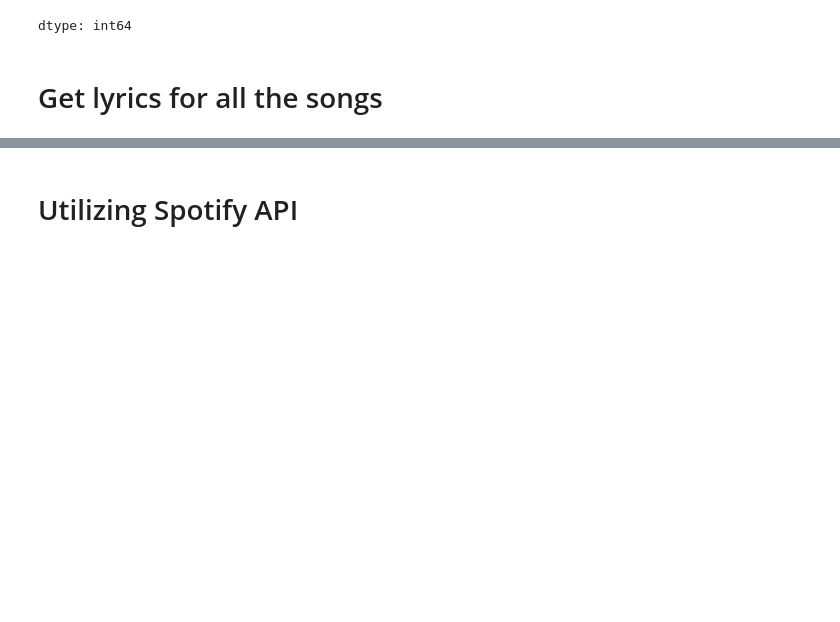
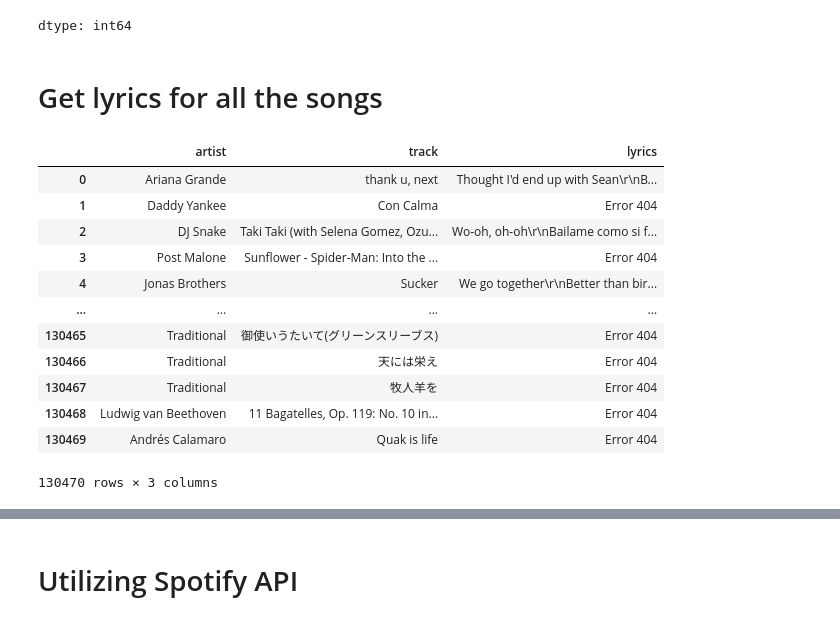
Before and after one commit to Tarek-1/Music_Recommender_System, a Jupyter notebook: Spotify_API.ipynb, the cells around one changed output, grey strips where cells are left out. Cells and saved outputs as stored; diff of their text form; code cells hidden in the pictures; blank space fills up the shorter version.

Commit message:
Post lyrics.ovh run

```diff
--- a/Spotify_API.ipynb
+++ b/Spotify_API.ipynb
@@ -141,7 +169,7 @@ dtype: int64
 # %% [markdown]
 # Get lyrics for all the songs
 # %%
-output_path = "/content/drive/MyDrive/all_song_lyrics_progress.csv"
+output_path = "/content/drive/MyDrive/SONG_SPOTY.csv"
 
 # If file exists, load it to skip already done songs
 if os.path.exists(output_path):
@@ -180,3 +208,20 @@ for i, row in df_big_deduped.iterrows():
     done_df.to_csv(output_path, index=False)
     print(f"[{i+1}] Saved: {artist} - {track}")
     time.sleep(1)
+# %%
+lyrics_df = pd.read_csv(output_path)
+lyrics_df
+# %% [output]
+|  | artist | track | lyrics |
+| 0 | Ariana Grande | thank u, next | Thought I'd end up with Sean\r\nB... |
+| 1 | Daddy Yankee | Con Calma | Error 404 |
+| 2 | DJ Snake | Taki Taki (with Selena Gomez, Ozu... | Wo-oh, oh-oh\r\nBailame como si f... |
+| 3 | Post Malone | Sunflower - Spider-Man: Into the ... | Error 404 |
+| 4 | Jonas Brothers | Sucker | We go together\r\nBetter than bir... |
+| ... | ... | ... | ... |
+| 130465 | Traditional | 御使いうたいて(グリーンスリーブス) | Error 404 |
+| 130466 | Traditional | 天には栄え | Error 404 |
+| 130467 | Traditional | 牧人羊を | Error 404 |
+| 130468 | Ludwig van Beethoven | 11 Bagatelles, Op. 119: No. 10 in... | Error 404 |
+| 130469 | Andrés Calamaro | Quak is life | Error 404 |
+130470 rows × 3 columns
```
Also changed, not shown: parts of 5 cells of this notebook.
